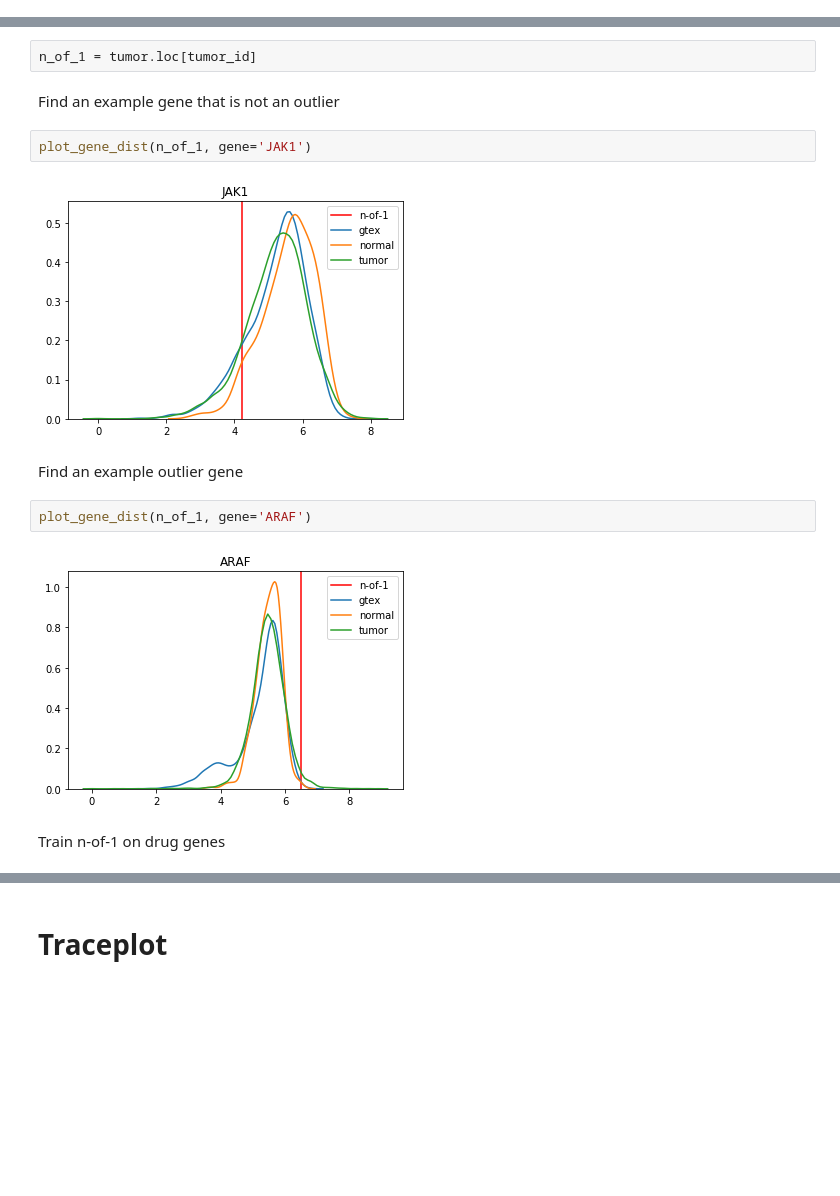
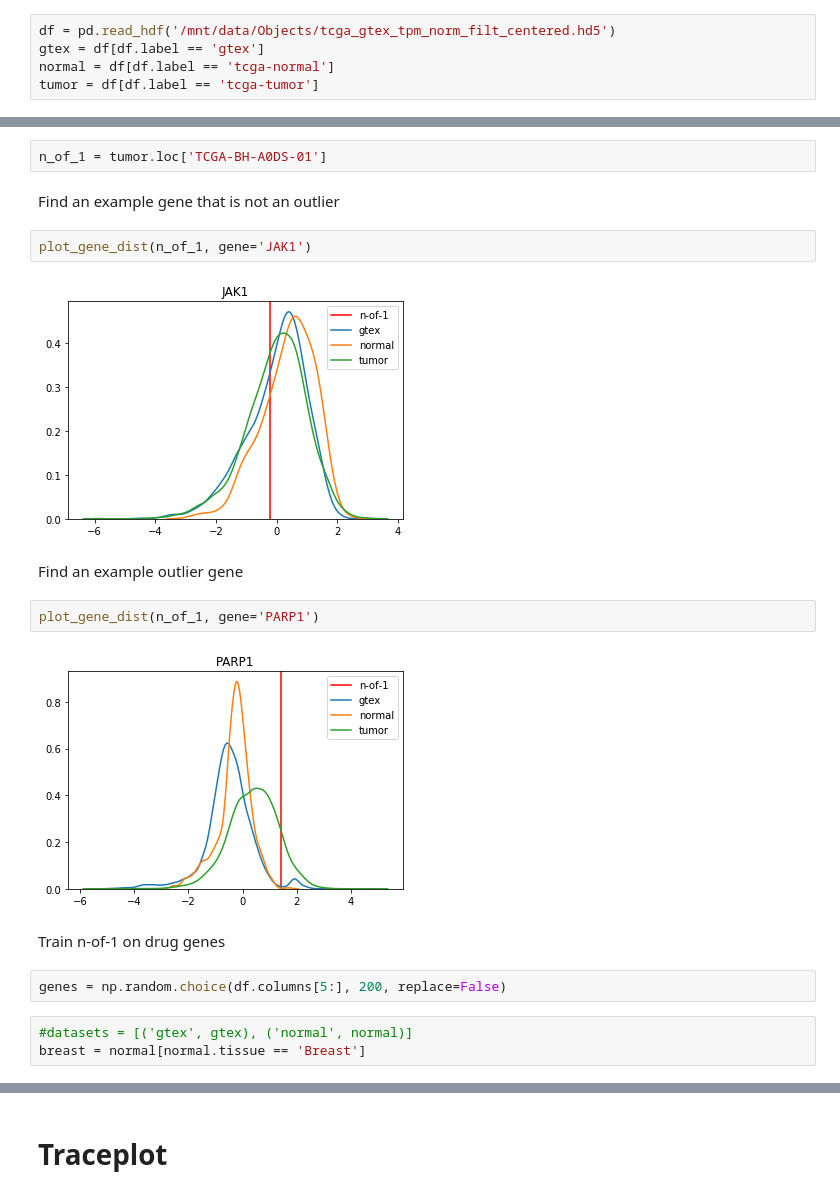
Before and after one commit to jvivian/Bayesian-Outlier-Model, a Jupyter notebook: notebooks/Full-Spec-Model.ipynb, the cells around one changed output, grey strips where cells are left out. Drawn from its saved outputs; the diff is of its cells as text; blank space fills up the shorter version.

```diff
--- a/notebooks/Full-Spec-Model.ipynb
+++ b/notebooks/Full-Spec-Model.ipynb
@@ -27,3 +19,8 @@ df.head(2)
+# %%
+df = pd.read_hdf('/mnt/data/Objects/tcga_gtex_tpm_norm_filt_centered.hd5')
+gtex = df[df.label == 'gtex']
+normal = df[df.label == 'tcga-normal']
+tumor = df[df.label == 'tcga-tumor']
 # %%
 drug_genes = [x.split('\t')[0] for x in open('../data/druggable-genes.tsv', 'r').readlines()]
 drug_genes = [x for x in drug_genes if x in df.columns]
@@ -108,17 +98,22 @@ tumor_id = 'TCGA-KK-A7B2-01'
 # %%
-n_of_1 = tumor.loc[tumor_id]
+n_of_1 = tumor.loc['TCGA-BH-A0DS-01']
 # %% [markdown]
 Find an example gene that is not an outlier
 # %%
 plot_gene_dist(n_of_1, gene='JAK1')
 # %% [output]
-[figure, old version]
+[figure, new version]
 # %% [markdown]
 Find an example outlier gene
 # %%
-plot_gene_dist(n_of_1, gene='ARAF')
+plot_gene_dist(n_of_1, gene='PARP1')
 # %% [output]
-[figure, old version]
+[figure, new version]
 # %% [markdown]
 Train n-of-1 on drug genes
+# %%
+genes = np.random.choice(df.columns[5:], 200, replace=False)
+# %%
+#datasets = [('gtex', gtex), ('normal', normal)]
+breast = normal[normal.tissue == 'Breast']
 # %%
```
Also changed, not shown: parts of 31 cells of this notebook.
